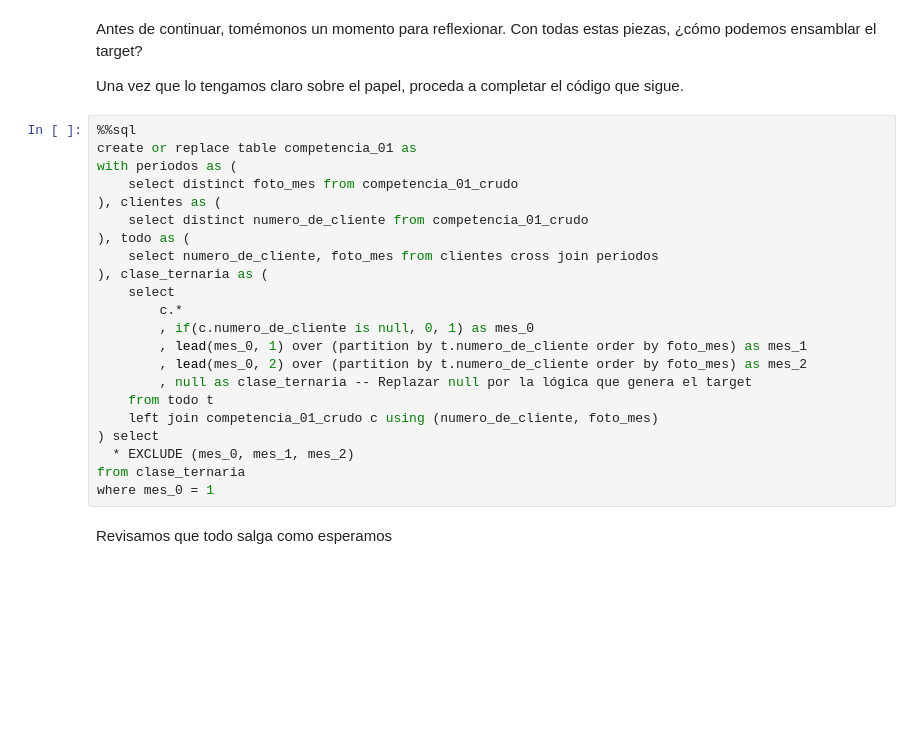
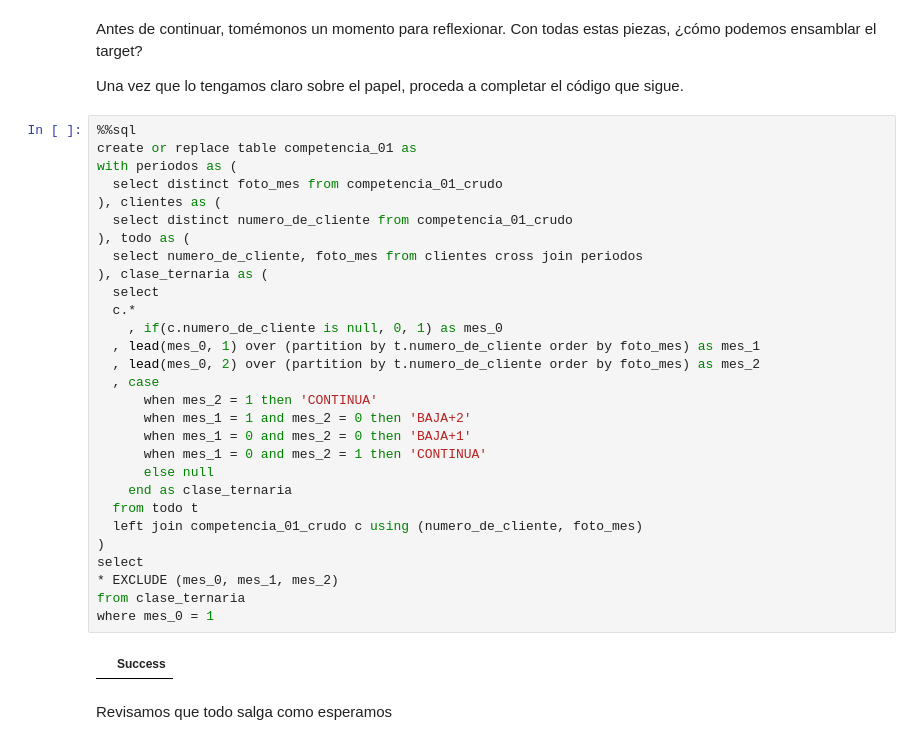
Before and after one commit to dmecoyfin/dmeyf2024, a Jupyter notebook: src/monday/z201_SQL_con_clase.ipynb, the cells around one changed output. Cells and saved outputs as stored; diff of their text form; blank space fills up the shorter version.

```diff
--- a/src/monday/z201_SQL_con_clase.ipynb
+++ b/src/monday/z201_SQL_con_clase.ipynb
@@ -157,25 +207,34 @@ Una vez que lo tengamos claro sobre el papel, proceda a completar el código que
 # %%
 %%sql
 create or replace table competencia_01 as
 with periodos as (
-    select distinct foto_mes from competencia_01_crudo
+  select distinct foto_mes from competencia_01_crudo
 ), clientes as (
-    select distinct numero_de_cliente from competencia_01_crudo
+  select distinct numero_de_cliente from competencia_01_crudo
 ), todo as (
-    select numero_de_cliente, foto_mes from clientes cross join periodos
+  select numero_de_cliente, foto_mes from clientes cross join periodos
 ), clase_ternaria as (
-    select
-        c.*
-        , if(c.numero_de_cliente is null, 0, 1) as mes_0
-        , lead(mes_0, 1) over (partition by t.numero_de_cliente order by foto_mes) as mes_1
-        , lead(mes_0, 2) over (partition by t.numero_de_cliente order by foto_mes) as mes_2
-        , null as clase_ternaria -- Replazar null por la lógica que genera el target
-    from todo t
-    left join competencia_01_crudo c using (numero_de_cliente, foto_mes)
-) select
-  * EXCLUDE (mes_0, mes_1, mes_2)
+  select
+  c.*
+    , if(c.numero_de_cliente is null, 0, 1) as mes_0
+  , lead(mes_0, 1) over (partition by t.numero_de_cliente order by foto_mes) as mes_1
+  , lead(mes_0, 2) over (partition by t.numero_de_cliente order by foto_mes) as mes_2
+  , case
+      when mes_2 = 1 then 'CONTINUA'
+      when mes_1 = 1 and mes_2 = 0 then 'BAJA+2'
+      when mes_1 = 0 and mes_2 = 0 then 'BAJA+1'
+      when mes_1 = 0 and mes_2 = 1 then 'CONTINUA'
+      else null
+    end as clase_ternaria
+  from todo t
+  left join competencia_01_crudo c using (numero_de_cliente, foto_mes)
+)
+select
+* EXCLUDE (mes_0, mes_1, mes_2)
 from clase_ternaria
 where mes_0 = 1
+# %% [output]
+|  | Success |
 # %% [markdown]
 Revisamos que todo salga como esperamos
 # %%
```
Also changed, not shown: parts of 20 cells of this notebook.
